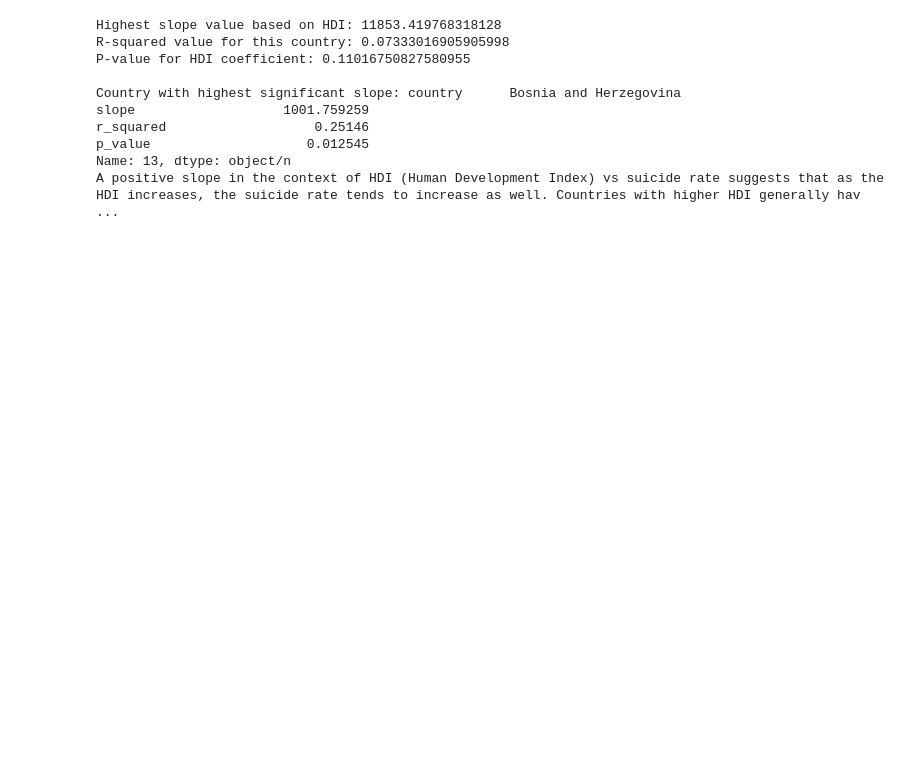
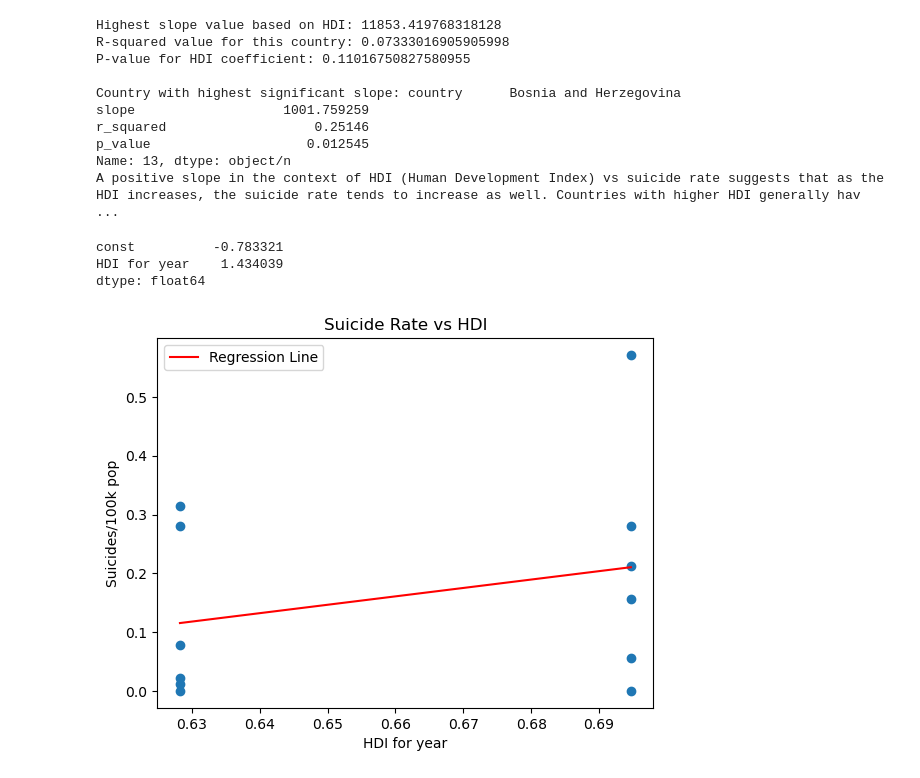
Before and after one commit to IhorKyl/team_project, a Jupyter notebook: Susceptible_population.ipynb, the cells around one changed output. Cells and saved outputs as stored; diff of their text form; code cells hidden in the pictures; blank space fills up the shorter version.

Commit message:
Added regression plots

```diff
--- a/Susceptible_population.ipynb
+++ b/Susceptible_population.ipynb
@@ -78,3 +79,23 @@ r_squared                   0.25146
 p_value                    0.012545
 Name: 13, dtype: object/n
 A positive slope in the context of HDI (Human Development Index) vs suicide rate suggests that as the HDI increases, the suicide rate tends to increase as well. Countries with higher HDI generally hav ...
+# %%
+coefficients = results.params
+print(coefficients)
+# %% [output]
+const          -0.783321
+HDI for year    1.434039
+dtype: float64
+# %%
+ from matplotlib import pyplot as plt
+
+
+plt.scatter(country_df['HDI for year'], country_df[response])
+plt.plot(country_df['HDI for year'], -0.783 + 1.43 * country_df['HDI for year'], color='red', label='Regression Line')
+plt.xlabel('HDI for year')
+plt.ylabel('Suicides/100k pop')
+plt.title ('Suicide Rate vs HDI')
+plt.legend()
+plt.show()
+# %% [output]
+[figure, added]
```
Also changed, not shown: parts of 2 cells of this notebook.
